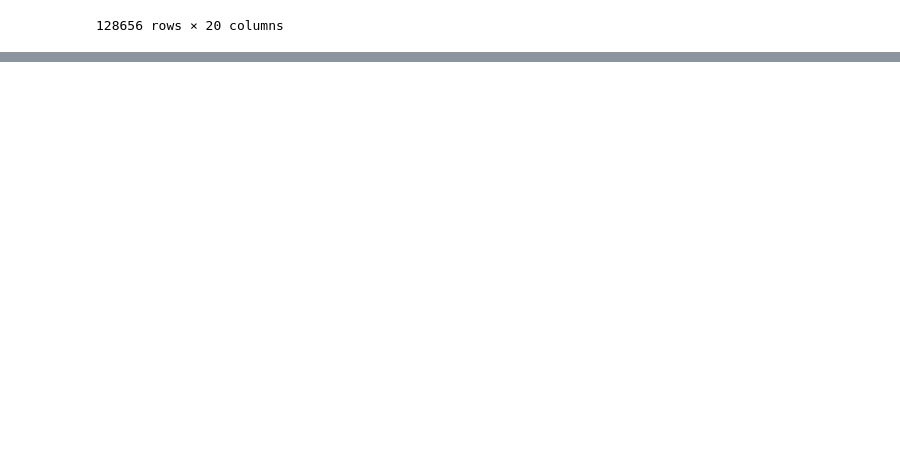
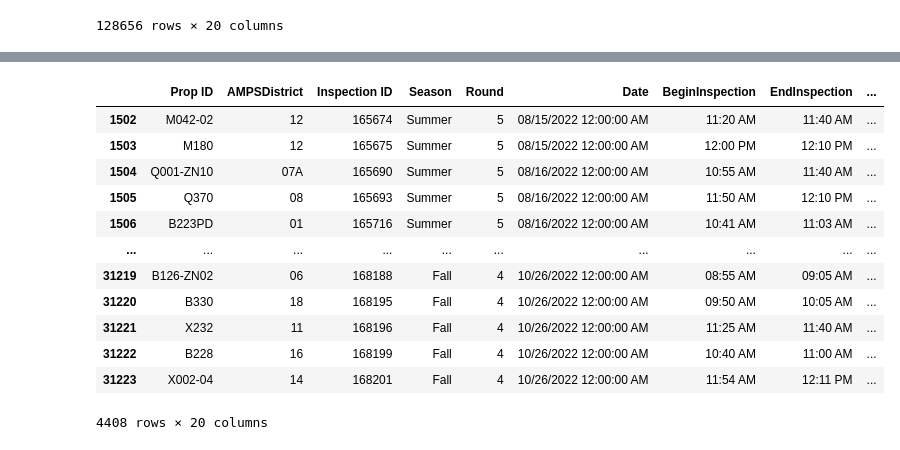
Before and after one commit to sajinashresthacoding/parks-grades, a Jupyter notebook: Parks-grades-analysis.ipynb, the cells around one changed output, grey strips where cells are left out. Drawn from its saved outputs; the diff is of its cells as text; code cells hidden in the pictures; blank space fills up the shorter version.

Commit message:
reviewed what i learned with Maddy

```diff
--- a/Parks-grades-analysis.ipynb
+++ b/Parks-grades-analysis.ipynb
@@ -2,8 +2,8 @@
 ##import libraries
 import pandas as pd
 # %%
-df_PIP = pd.read_csv("data/RAW_PIP_GRADES.csv")
-df_PIP
+df_grades= pd.read_csv("data/RAW_PIP_GRADES.csv")
+df_grades
 # %% [output]
 |  | Prop ID | AMPSDistrict | Inspection ID | Season | Round | Date | BeginInspection | EndInspection | ... |
 | 0 | X028 | 04 | 135710 | Summer | 3 | 07/15/2020 12:00:00 AM | 03:00 PM | 03:50 PM | ... |
@@ -96,0 +57,5 @@ Name: Prop ID, Length: 128656, dtype: object
+# %%
+##now that the max is confirmed, let's teach panda to reach date and time
+df_grades['Date'] = df_grades['Date'].apply(pd.to_datetime)
+df_grades['Date'].tail
+##^something is wrong here, talk to Sandeep or Maddy
@@ -96,0 +92,19 @@ Name: Prop ID, Length: 128656, dtype: object
+# %%
+##now let's put the filter inside a dataframe so that we get a dataframe that is only the 2022 inspections
+
+df_22 = df_grades[df_grades['Inspection Year'].eq(2022)]
+df_22
+# %% [output]
+|  | Prop ID | AMPSDistrict | Inspection ID | Season | Round | Date | BeginInspection | EndInspection | ... |
+| 1502 | M042-02 | 12 | 165674 | Summer | 5 | 08/15/2022 12:00:00 AM | 11:20 AM | 11:40 AM | ... |
+| 1503 | M180 | 12 | 165675 | Summer | 5 | 08/15/2022 12:00:00 AM | 12:00 PM | 12:10 PM | ... |
+| 1504 | Q001-ZN10 | 07A | 165690 | Summer | 5 | 08/16/2022 12:00:00 AM | 10:55 AM | 11:40 AM | ... |
+| 1505 | Q370 | 08 | 165693 | Summer | 5 | 08/16/2022 12:00:00 AM | 11:50 AM | 12:10 PM | ... |
+| 1506 | B223PD | 01 | 165716 | Summer | 5 | 08/16/2022 12:00:00 AM | 10:41 AM | 11:03 AM | ... |
+| ... | ... | ... | ... | ... | ... | ... | ... | ... | ... |
+| 31219 | B126-ZN02 | 06 | 168188 | Fall | 4 | 10/26/2022 12:00:00 AM | 08:55 AM | 09:05 AM | ... |
+| 31220 | B330 | 18 | 168195 | Fall | 4 | 10/26/2022 12:00:00 AM | 09:50 AM | 10:05 AM | ... |
+| 31221 | X232 | 11 | 168196 | Fall | 4 | 10/26/2022 12:00:00 AM | 11:25 AM | 11:40 AM | ... |
+| 31222 | B228 | 16 | 168199 | Fall | 4 | 10/26/2022 12:00:00 AM | 10:40 AM | 11:00 AM | ... |
+| 31223 | X002-04 | 14 | 168201 | Fall | 4 | 10/26/2022 12:00:00 AM | 11:54 AM | 12:11 PM | ... |
+4408 rows × 20 columns
```
Also changed, not shown: parts of 19 cells of this notebook.
